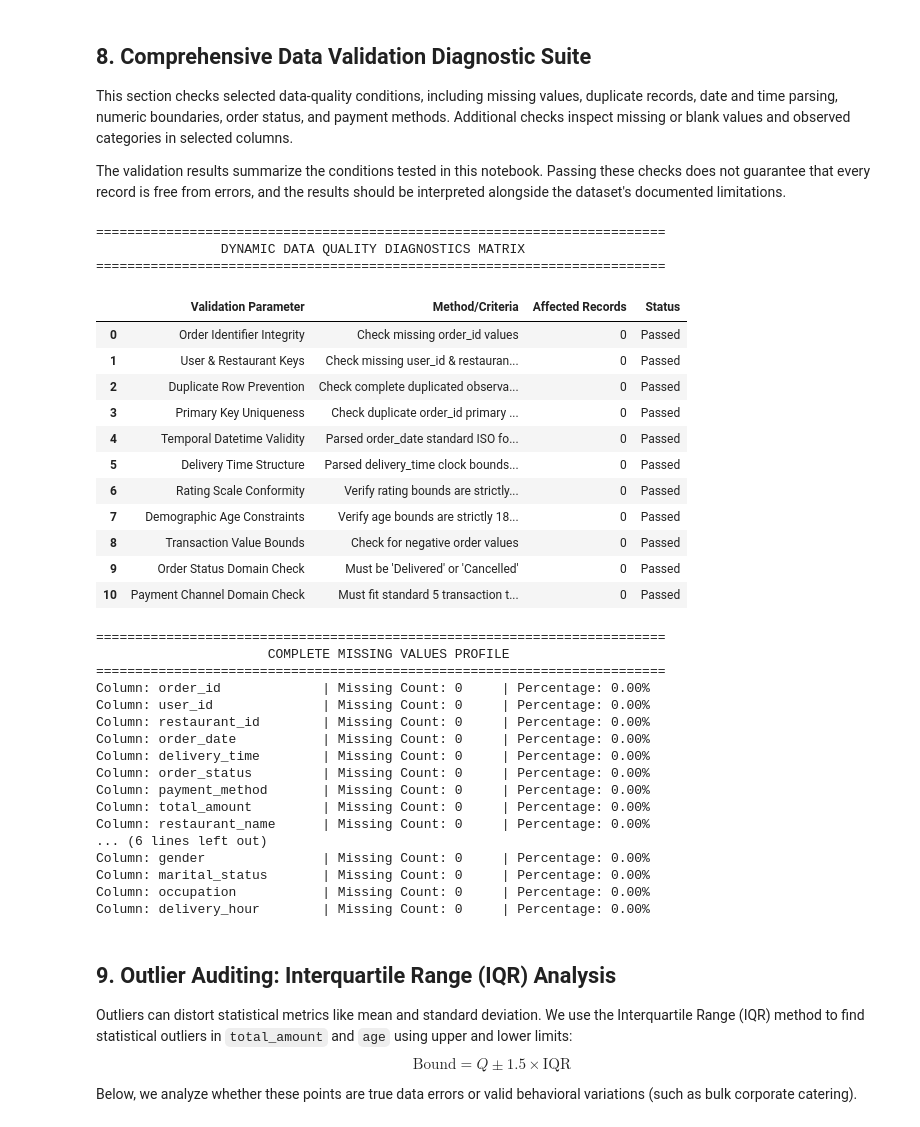
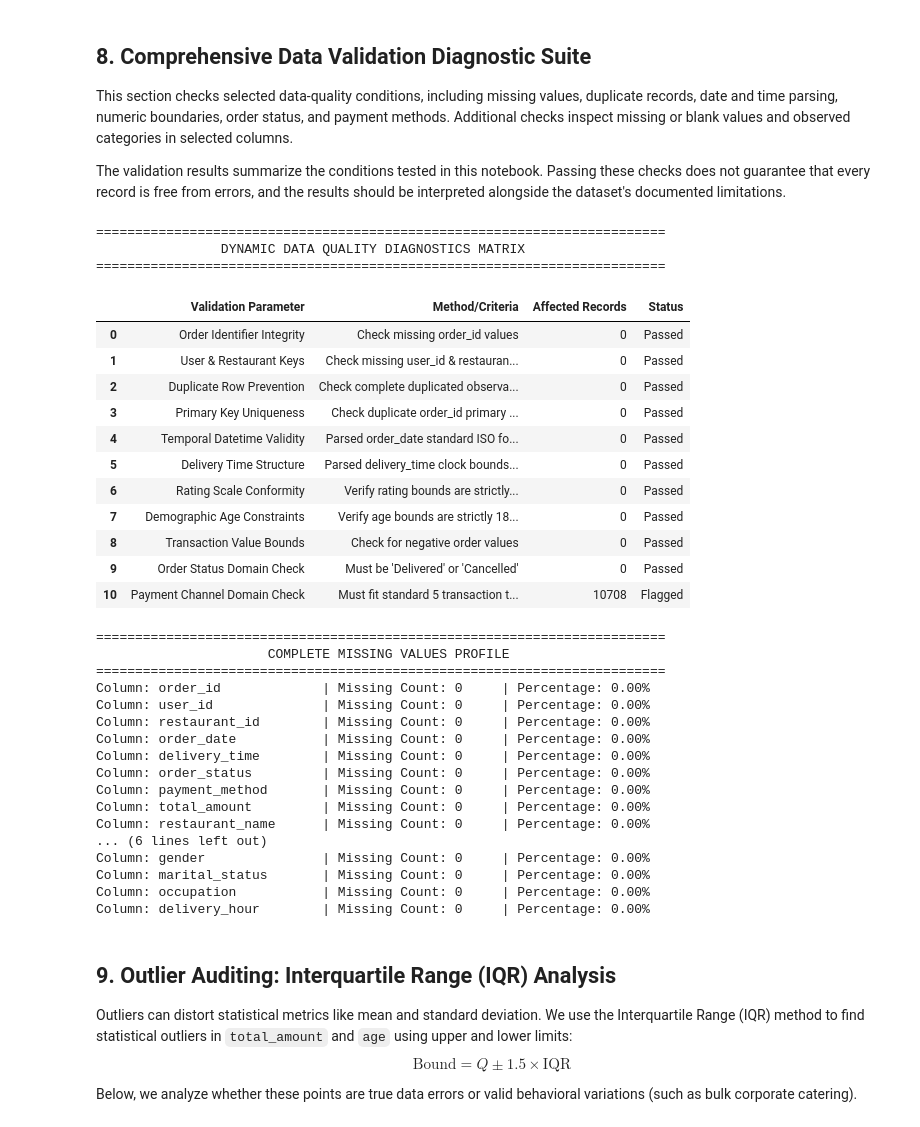
Before and after one commit to pranav662/Food_Delivery_Data_Analysis_FDS_Project, a Jupyter notebook: Food_Delivery_Data_Analysis.ipynb, the cells around one changed output. Drawn from its saved outputs; the diff is of its cells as text; code cells hidden in the pictures.

```diff
--- a/Food_Delivery_Data_Analysis.ipynb
+++ b/Food_Delivery_Data_Analysis.ipynb
@@ -381,15 +401,13 @@ malformed_times = parsed_delivery_time.isna().sum()
 # 4. Out-of-Bounds & Negative Numeric Diagnostics
 invalid_ratings_count = len(df[(df['rating'] < 1.0) | (df['rating'] > 5.0) | (df['rating'].isna())])
 invalid_ages_count = len(df[(df['age'] < 18) | (df['age'] > 100) | (df['age'].isna())])
-negative_amounts_count = len(df[(df['total_amount'] < 0.0) | (df['total_amount'].isna())])
-
+invalid_amounts_count = (df['total_amount'].isna() | (df['total_amount'] <= 0)).sum()
 # 5. Invalid Categorical Values
 allowed_statuses = ['Delivered', 'Cancelled']
 invalid_statuses_count = len(df[~df['order_status'].isin(allowed_statuses)])
 
-allowed_payments = ['UPI', 'Credit Card', 'Debit Card', 'Wallet', 'Cash on Delivery']
-invalid_payments_count = len(df[~df['payment_method'].isin(allowed_payments)])
-
+allowed_payments = ['UPI', 'Credit Card', 'Debit Card', 'Wallet', 'COD']
+invalid_payments_count = (~df['payment_method'].isin(allowed_payments)).sum()
 # Build Dynamic Diagnostics Matrix
 validation_tests = [
     {
@@ -443,8 +461,8 @@ validation_tests = [
     {
         "Validation Parameter": "Transaction Value Bounds",
         "Method/Criteria": "Check for negative order values",
-        "Affected Records": negative_amounts_count,
-        "Status": "Passed" if negative_amounts_count == 0 else "Flagged"
+        "Affected Records": invalid_amounts_count,
+        "Status": "Passed" if invalid_amounts_count == 0 else "Flagged"
     },
     {
         "Validation Parameter": "Order Status Domain Check",
@@ -459,34 +477,34 @@ validation_tests = [
         "Status": "Passed" if invalid_payments_count == 0 else "Flagged"
     }
 ]
 
 diagnostics_summary_df = pd.DataFrame(validation_tests)
 print("=========================================================================")
 print("                DYNAMIC DATA QUALITY DIAGNOSTICS MATRIX                  ")
 print("=========================================================================")
 display(diagnostics_summary_df)
 
 print("\n=========================================================================")
 print("                      COMPLETE MISSING VALUES PROFILE                    ")
 print("=========================================================================")
 for col, val in missing_by_column.items():
     print(f"Column: {col:<20} | Missing Count: {val:<5} | Percentage: {(val/len(df))*100:.2f}%")
 # %% [output]
 =========================================================================
                 DYNAMIC DATA QUALITY DIAGNOSTICS MATRIX
 =========================================================================
 |  | Validation Parameter | Method/Criteria | Affected Records | Status |
 | 0 | Order Identifier Integrity | Check missing order_id values | 0 | Passed |
 | 1 | User & Restaurant Keys | Check missing user_id & restauran... | 0 | Passed |
 | 2 | Duplicate Row Prevention | Check complete duplicated observa... | 0 | Passed |
 | 3 | Primary Key Uniqueness | Check duplicate order_id primary ... | 0 | Passed |
 | 4 | Temporal Datetime Validity | Parsed order_date standard ISO fo... | 0 | Passed |
 | 5 | Delivery Time Structure | Parsed delivery_time clock bounds... | 0 | Passed |
 | 6 | Rating Scale Conformity | Verify rating bounds are strictly... | 0 | Passed |
 | 7 | Demographic Age Constraints | Verify age bounds are strictly 18... | 0 | Passed |
 | 8 | Transaction Value Bounds | Check for negative order values | 0 | Passed |
 | 9 | Order Status Domain Check | Must be 'Delivered' or 'Cancelled' | 0 | Passed |
-| 10 | Payment Channel Domain Check | Must fit standard 5 transaction t... | 0 | Passed |
+| 10 | Payment Channel Domain Check | Must fit standard 5 transaction t... | 10708 | Flagged |
 =========================================================================
                       COMPLETE MISSING VALUES PROFILE
 =========================================================================
```
Also changed, not shown: parts of 7 cells of this notebook.
